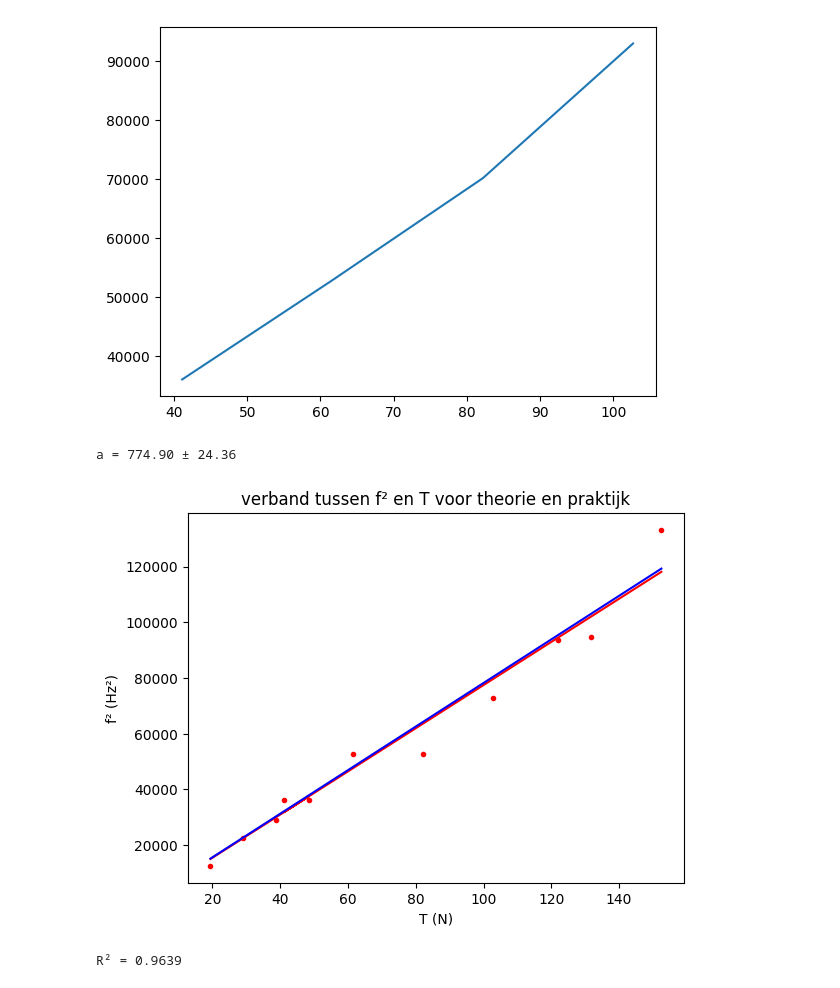
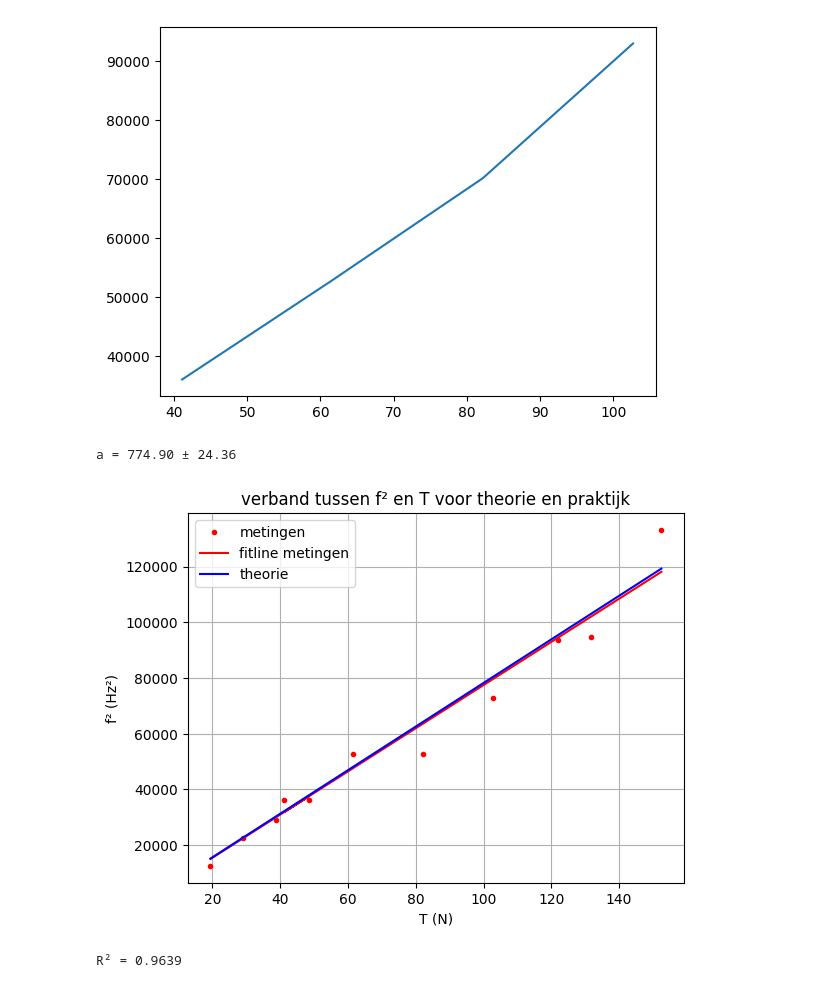
Before and after one commit to jasperbom747-creator/Vibrating-string-experiment, a Jupyter notebook: analyse.ipynb, the cells around one changed output. Saved outputs shown, nothing was run; the diff lists cells and outputs as text; code cells hidden in the pictures.

```diff
--- a/analyse.ipynb
+++ b/analyse.ipynb
@@ -51,37 +51,39 @@ y = f_g**2
 
 popt, pcov = curve_fit(lineair, x, y)
 a = popt[0]
 a_err = np.sqrt(pcov[0,0])  # standaardfout op a
 
 print(f"a = {a:.2f} ± {a_err:.2f}")
 
 T_theorie=np.linspace(min(T_m),max(T_m),200)
 
 def i_snaartheorie(x):
     return 1/(4*L**2)*x/mu
 
 plt.figure()
-plt.plot(T_m,f_g**2,'r.')
-plt.plot(T_m,lineair(a,T_m),'r-')
-plt.plot(T_theorie,i_snaartheorie(T_theorie),"b-")
+plt.plot(T_m,f_g**2,'r.', label='metingen')
+plt.plot(T_m,lineair(a,T_m),'r-',label='fitline metingen')
+plt.plot(T_theorie,i_snaartheorie(T_theorie),"b-",label='theorie')
 plt.xlabel("T (N)")
 plt.ylabel('f² (Hz²)')
+plt.legend()
+plt.grid()
 plt.title("verband tussen f² en T voor theorie en praktijk")
 plt.show()
 
 y_pred = a * T_m
 y_gemiddeld = np.mean(f_g**2)
 
 SS_res = np.sum((f_g**2 - y_pred)**2)      # som van kwadratische residuen
 SS_tot = np.sum((f_g**2 - y_gemiddeld)**2) # totale variantie
 
 R2 = 1 - SS_res/SS_tot
 print(f"R² = {R2:.4f}")
 
 #conclusie: als je spanning gaat varieren is de ideale snaartheorie toepasbaar
 # %% [output]
 a = 774.90 ± 24.36
-[figure, old version]
+[figure, new version]
 R² = 0.9639
 # %%
 #metingen amplitude wisseling
```
Also changed, not shown: parts of 1 cell of this notebook.
